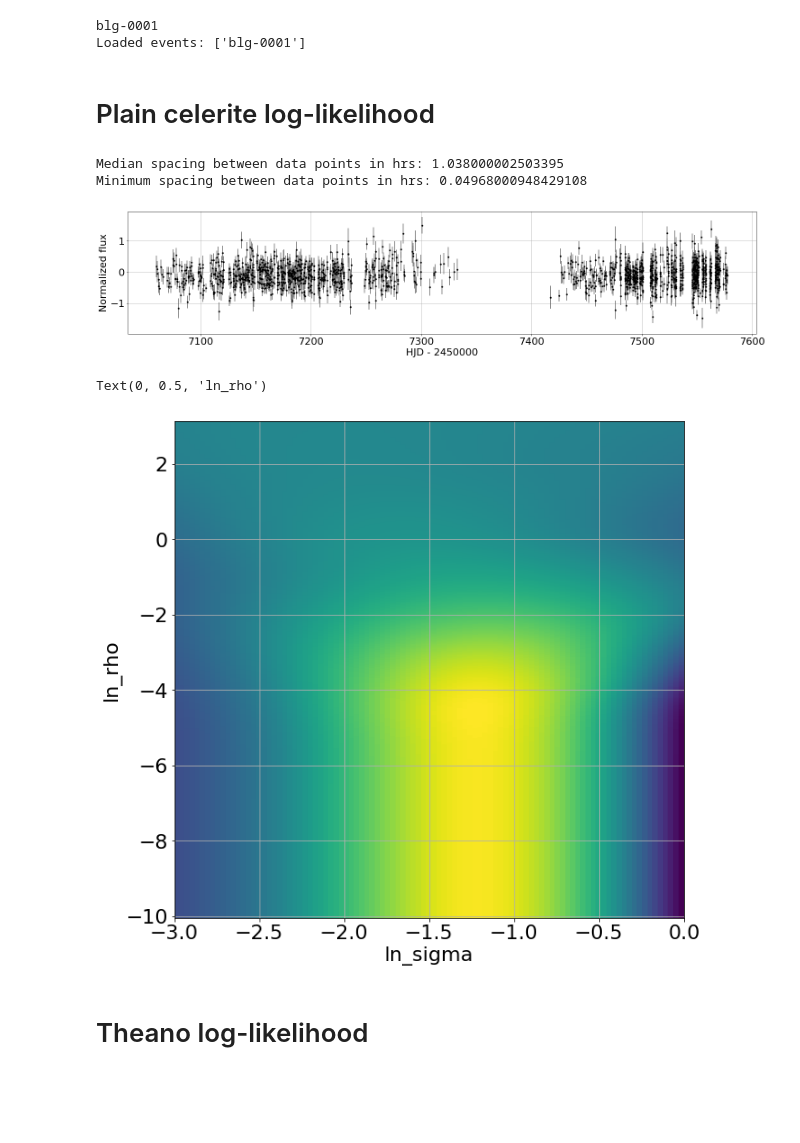
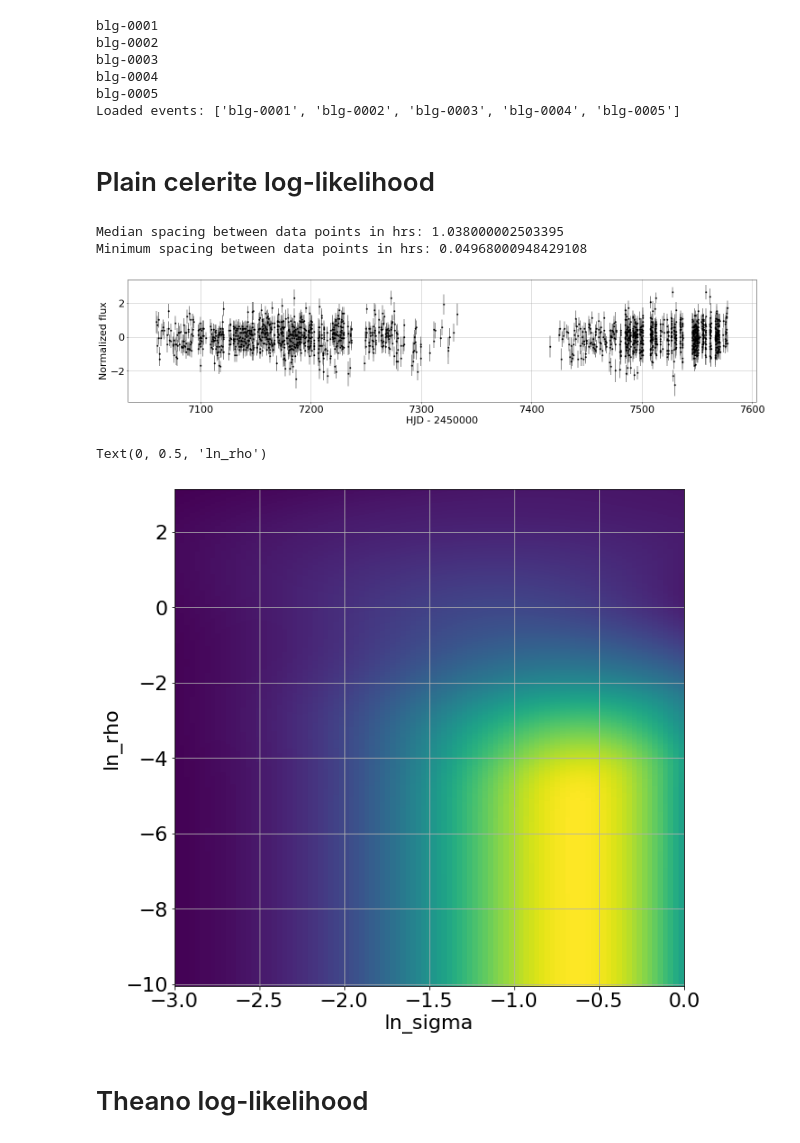
Before and after one commit to fbartolic/caustic, a Jupyter notebook: src/notebooks/Matern32_likelihood_plot.ipynb, the cells around one changed output. Drawn from its saved outputs; the diff is of its cells as text; code cells hidden in the pictures; blank space fills up the shorter version.

```diff
--- a/src/notebooks/Matern32_likelihood_plot.ipynb
+++ b/src/notebooks/Matern32_likelihood_plot.ipynb
@@ -38,7 +38,7 @@ events = [] # event names
 lightcurves = [] # data for each event
 
 i = 0
-n_events = 1
+n_events = 5
 data_path = '/home/star/fb90/data/OGLE_ews/2017'
 for entry in sorted(os.listdir(data_path)):
     if (i < n_events):
@@ -51,47 +51,51 @@ for entry in sorted(os.listdir(data_path)):
 print("Loaded events:", events)
 # %% [output]
 blg-0001
-Loaded events: ['blg-0001']
+blg-0002
+blg-0003
+blg-0004
+blg-0005
+Loaded events: ['blg-0001', 'blg-0002', 'blg-0003', 'blg-0004', 'blg-0005']
 # %% [markdown]
 # Plain celerite log-likelihood
 # %%
 limits = [1700, 1900, 1900, 1700, 2500, 2100, 2600]
 
 # Pre process the data
-t, F, sigF = process_data(lightcurves[0][:, 0], lightcurves[0][:, 1],
-    lightcurves[0][:, 2], standardize=True)
+t, F, sigF = process_data(lightcurves[2][:, 0], lightcurves[2][:, 1],
+    lightcurves[2][:, 2], standardize=True)
 
 t = t[:limits[0]]
 F = F[:limits[0]]
 sigF = sigF[:limits[0]]
 
 # Set up GP model
 kernel_celerite = terms.Matern32Term(log_sigma=np.log(0.5), log_rho=np.log(2.))
 gp_celerite = celerite.GP(kernel_celerite)
 
 fig, ax = plt.subplots(figsize=(25, 5))
 plot_data(ax, t, F, sigF)
 
 n_sigma = 100
 n_rho = 1000
 # Grid of parameters in (ln_sigma, ln_rho) subspace
 ln_sigma_grid, ln_rho_grid = np.meshgrid(np.linspace(-3, 0, n_sigma), np.linspace(np.log(0.001*np.median(np.diff(t))), 0.5*np.log(t[-1] - t[0]), n_rho))
 
 likelihood_values = np.zeros((n_rho, n_sigma))
 
 for i in range(n_rho):
     for j in range(n_sigma):
         gp_celerite.set_parameter_vector((ln_sigma_grid[i,j], ln_rho_grid[i,j]))
         gp_celerite.compute(t, sigF)
         likelihood_values[i, j] = gp_celerite.log_likelihood(F)
 
 #     ax.set_xlim(7100, 7102)
 print("Median spacing between data points in hrs:", np.median(np.diff(t))*24)
 print("Minimum spacing between data points in hrs:", np.min(np.diff(t))*24)
 # %% [output]
 Median spacing between data points in hrs: 1.038000002503395
 Minimum spacing between data points in hrs: 0.04968000948429108
-[figure, old version]
+[figure, new version]
 # %%
 fig, ax = plt.subplots(figsize=(10,10))
 
@@ -104,7 +108,7 @@ ax.set_ylabel('ln_rho')
 # fig.colorbar(colormap, cax=cbar, label='log likelihood')
 # %% [output]
 Text(0, 0.5, 'ln_rho')
-[figure, old version]
+[figure, new version]
 # %% [markdown]
 # Theano log-likelihood
 # %%
```
Also changed, not shown: parts of 7 cells of this notebook, 2 other files.
